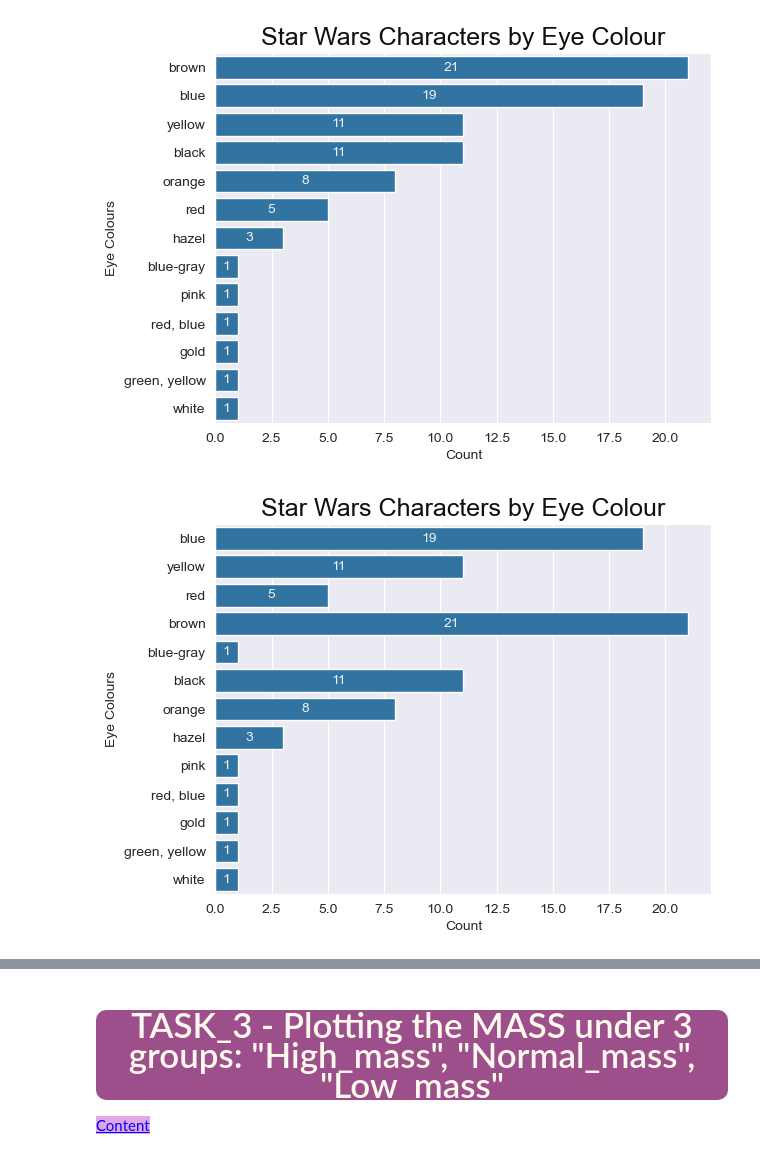
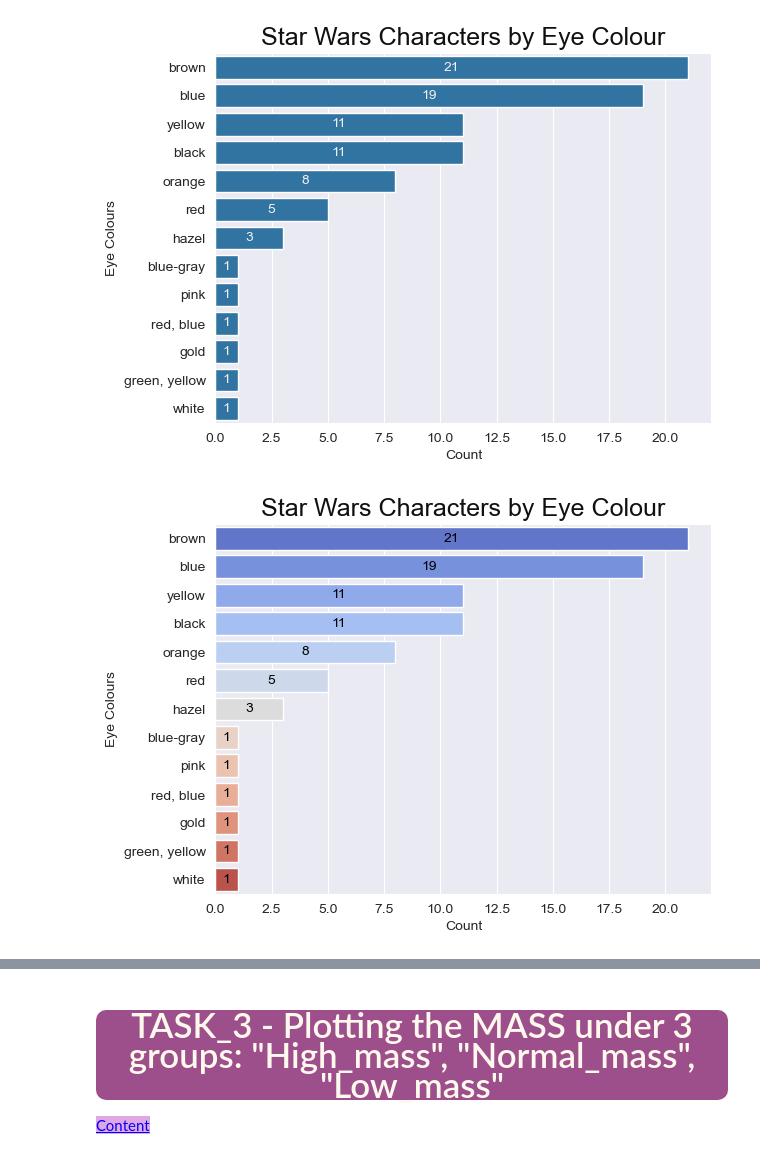
Before and after one commit to iceyisaak/clarusway_ds, a Jupyter notebook: DVwPy_Assignment_2_Star_Wars_Characters (seaborn)_V02.ipynb, the cells around one changed output, grey strips where cells are left out. Saved outputs shown, nothing was run; the diff lists cells and outputs as text; code cells hidden in the pictures.

```diff
--- a/DVwPy_Assignment_2_Star_Wars_Characters (seaborn)_V02.ipynb
+++ b/DVwPy_Assignment_2_Star_Wars_Characters (seaborn)_V02.ipynb
@@ -308,7 +308,7 @@ plt.title('Star Wars Characters by Gender', fontsize=18, color='#101010');
 
 plt.figure(figsize=(8,5))
 
-ax = sns.countplot(x='gender', data=df)
+ax = sns.countplot(x='gender',order=gender.index , data=df)
 
 for container in ax.containers:
     ax.bar_label(container, label_type='edge', color='#101010', fontsize=10)
@@ -391,16 +389,16 @@ plt.title('Star Wars Characters by Eye Colour', fontsize=18, color='#101010');
 # %%
 # with seaborn countplot
 
-ax = sns.countplot(y='eye_color', data=df);
+ax = sns.countplot(y='eye_color', data=df, order=eye_color.index, palette='coolwarm');
 
 for container in ax.containers:
-    ax.bar_label(container, label_type='center', color='#f0f0f0', fontsize=10)
+    ax.bar_label(container, label_type='center', color='#000000', fontsize=10)
 
 plt.xlabel('Count')
 plt.ylabel('Eye Colours')
 plt.title('Star Wars Characters by Eye Colour', fontsize=18, color='#101010');
 # %% [output]
-[figure, old version]
+[figure, new version]
 # %% [markdown]
 <a id="4"></a>
 # %% [markdown]
```
Also changed, not shown: parts of 13 cells of this notebook.
